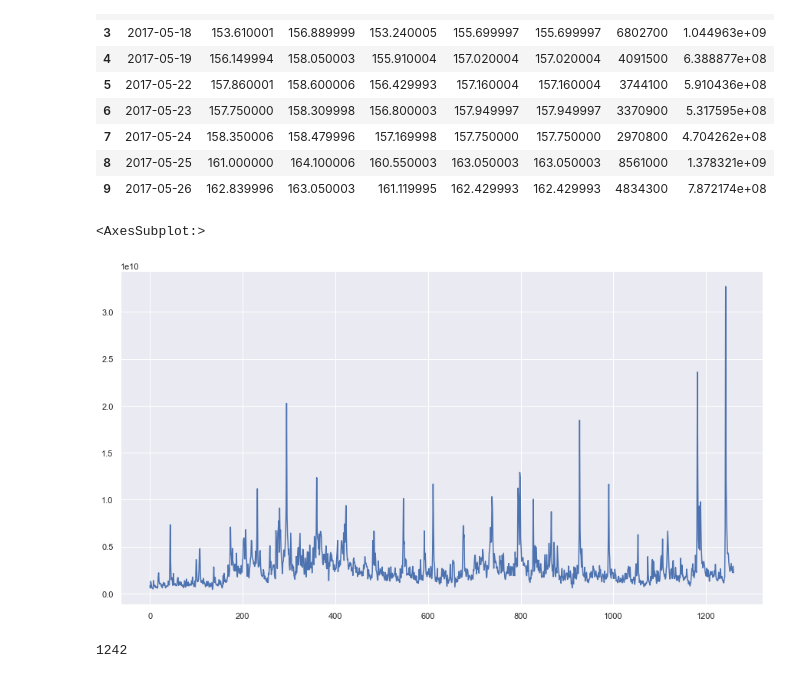
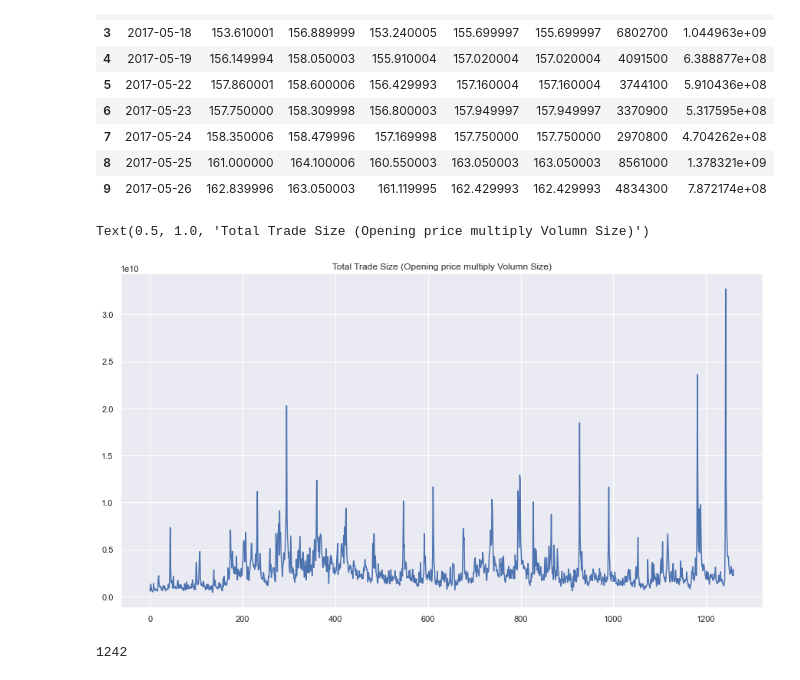
Before and after one commit to sakib4535/statistical_analysis_basics, a Jupyter notebook: PROJECTS/Analytics for Netflix (Content and Stock Market) .ipynb, the cells around one changed output. Saved outputs shown, nothing was run; the diff lists cells and outputs as text; code cells hidden in the pictures.

```diff
--- a/PROJECTS/Analytics for Netflix (Content and Stock Market) .ipynb
+++ b/PROJECTS/Analytics for Netflix (Content and Stock Market) .ipynb
@@ -377,9 +375,10 @@ stock.head(10)
 | 9 | 2017-05-26 | 162.839996 | 163.050003 | 161.119995 | 162.429993 | 162.429993 | 4834300 | 7.872174e+08 |
 # %%
 stock["Total Traded"].plot(figsize=(15,8))
+plt.title("Total Trade Size (Opening price multiply Volumn Size)")
 # %% [output]
-<AxesSubplot:>
+Text(0.5, 1.0, 'Total Trade Size (Opening price multiply Volumn Size)')
-[figure, old version]
+[figure, new version]
 # %%
 stock["Total Traded"].argmax()
 # %% [output]
```
Also changed, not shown: parts of 4 cells of this notebook.
